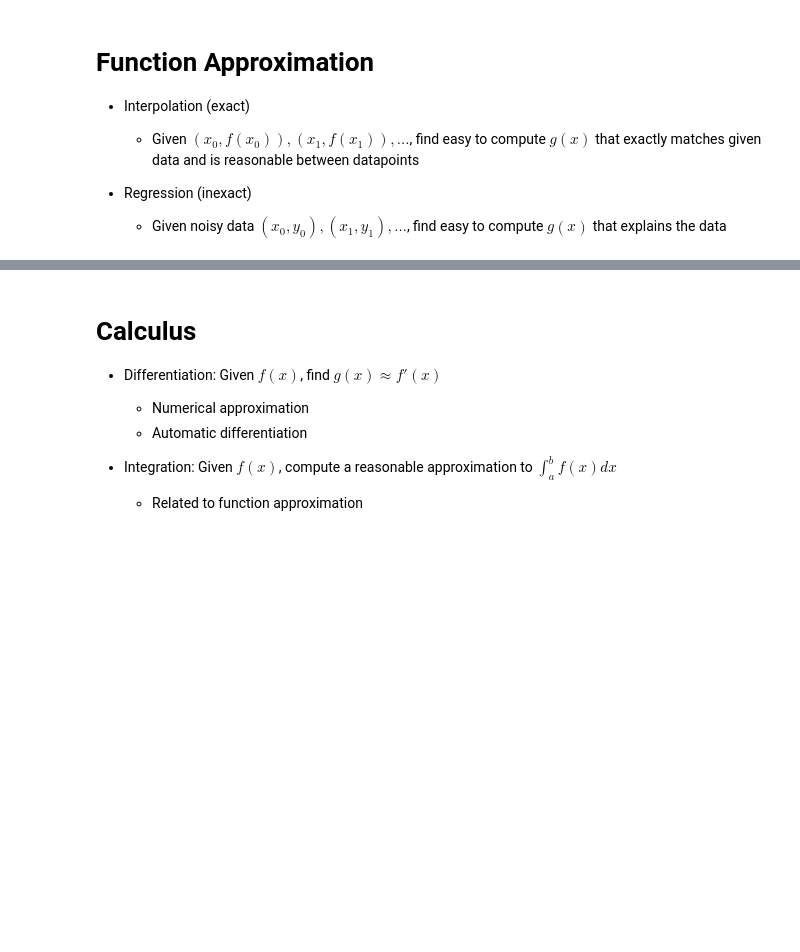
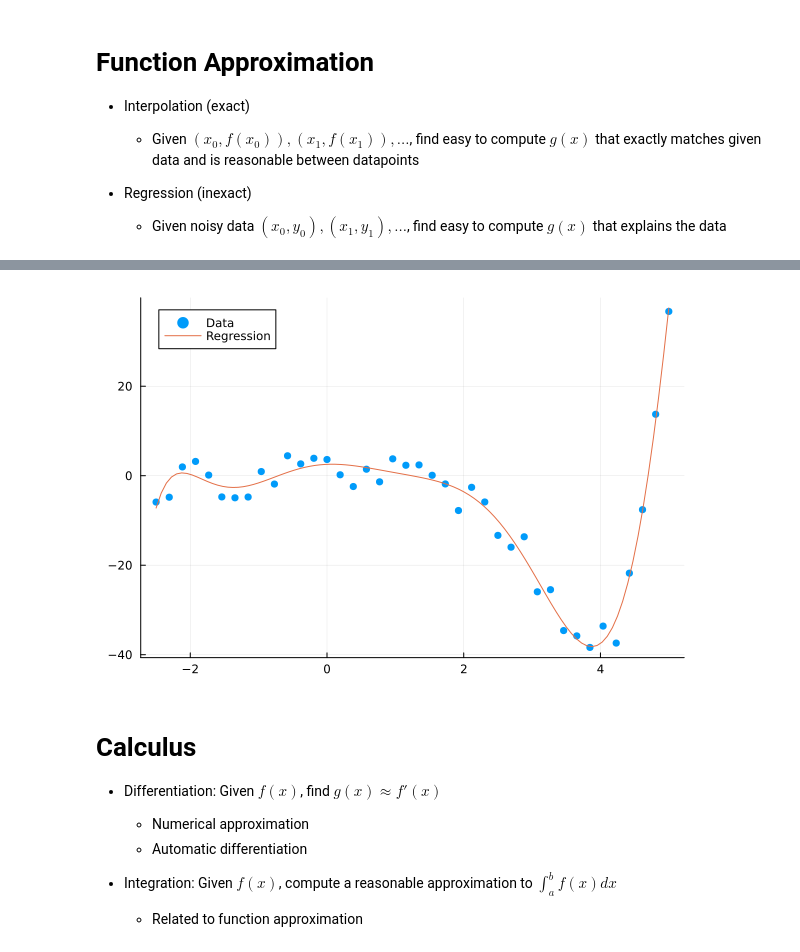
Before and after one commit to jeremylt/csci-3656-fall-2025, a Jupyter notebook: source/notebooks/2025-08-22-Welcome.ipynb, the cells around one changed output, grey strips where cells are left out. Drawn from its saved outputs; the diff is of its cells as text; code cells hidden in the pictures; blank space fills up the shorter version.

```diff
--- a/source/notebooks/2025-08-22-Welcome.ipynb
+++ b/source/notebooks/2025-08-22-Welcome.ipynb
@@ -131,3 +137,17 @@ Matrix factorizations are broadly useful
+# %%
+using CurveFit
+using Polynomials
+using Plots
+
+a = 1
+xi = range(-2.5, 5, length=40)
+yi = @. exp(xi) * cos(a * xi) - 1
+yi = @. yi + 10 * (rand() - 0.5) # added noise
+p = Polynomial(poly_fit(xi, yi, 9))
+scatter(xi, yi, markerstrokewidth=0, label="Data")
+plot!(p, extrema(xi)..., label="Regression")
+# %% [output]
+[figure, added]
 # %% [markdown]
 # Calculus
 
```
Also changed, not shown: parts of 14 cells of this notebook.
